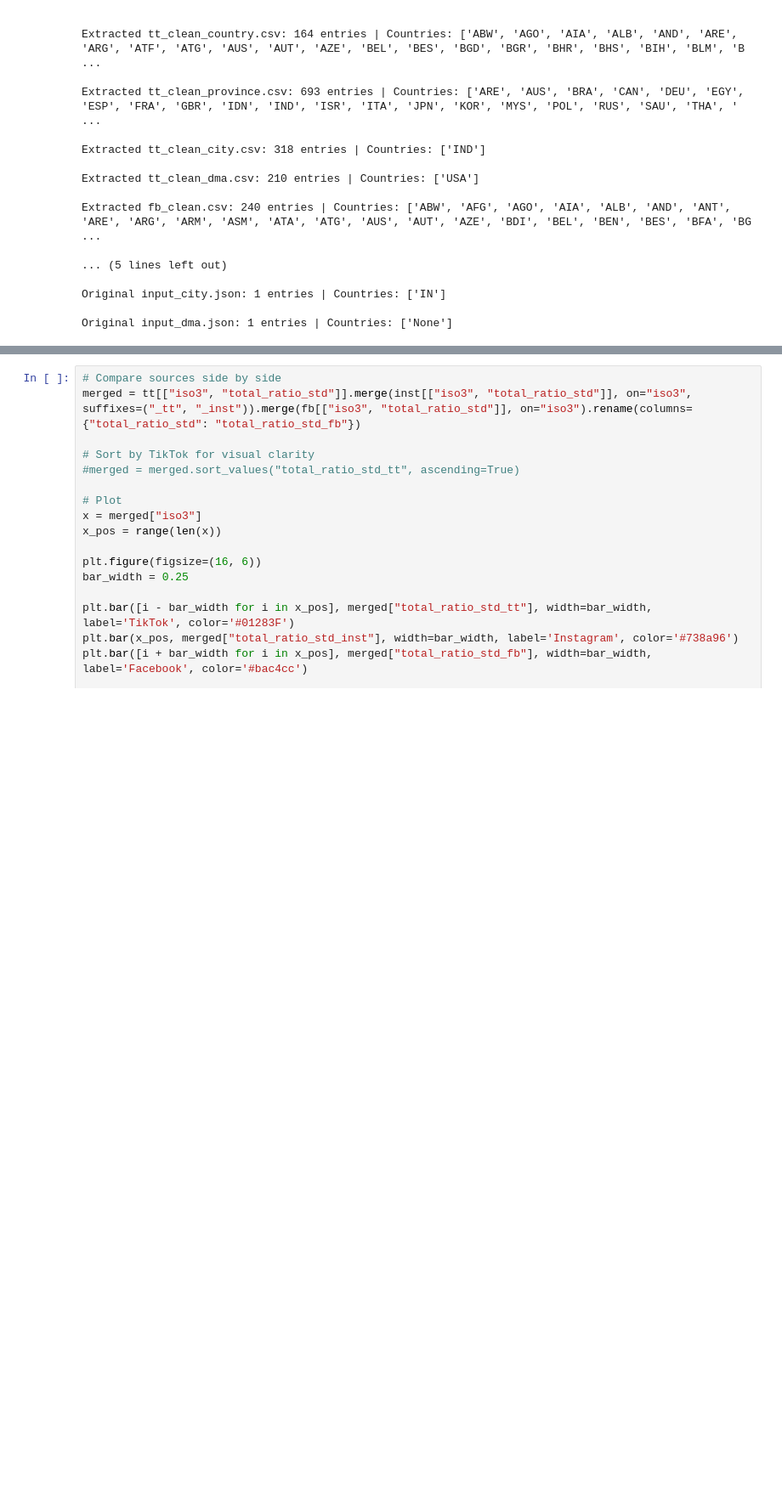
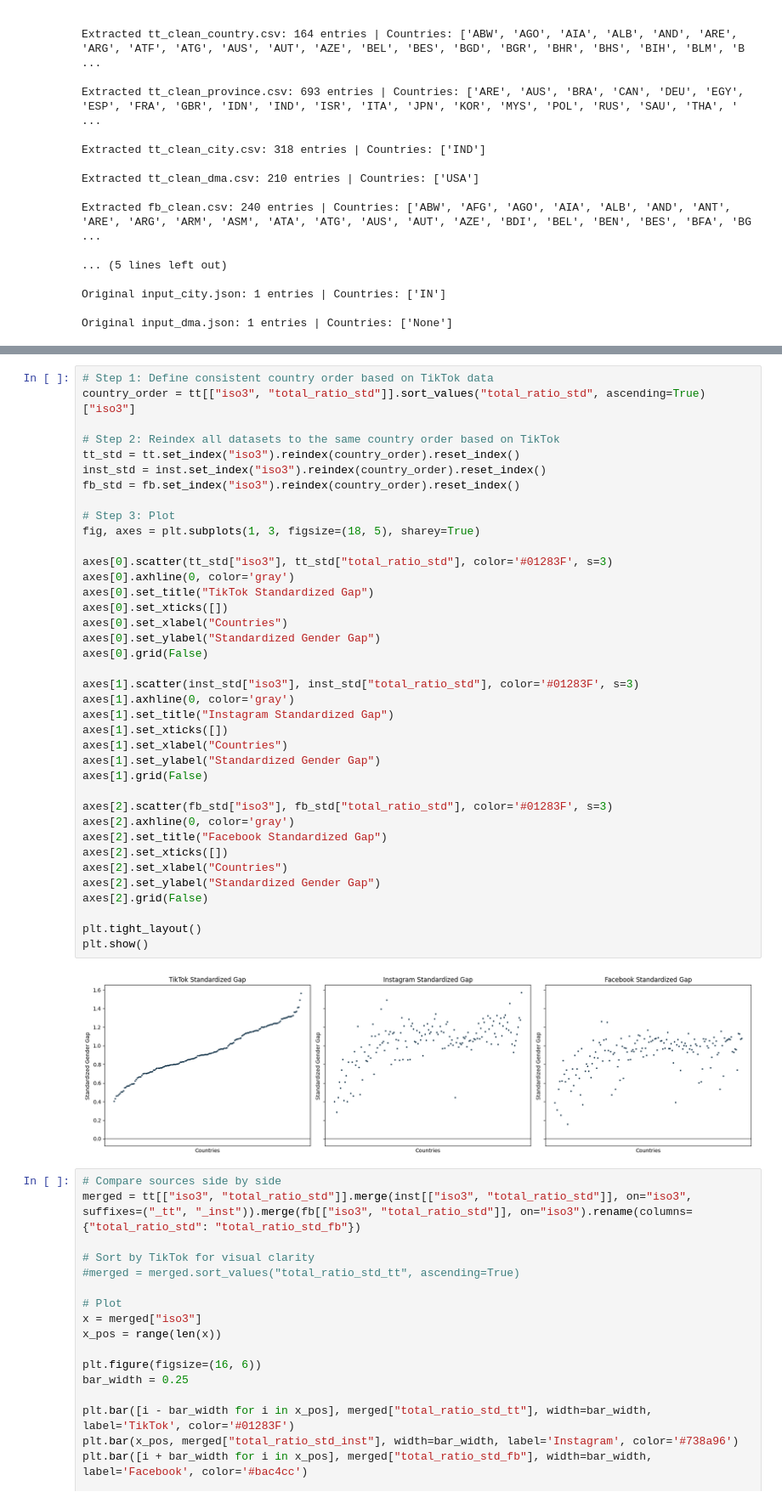
Before and after one commit to hschwed/PDSAI, a Jupyter notebook: src/analyze_data/descriptive_and_graphs.ipynb, the cells around one changed output, grey strips where cells are left out. Shown at 85% size. Drawn from its saved outputs; the diff is of its cells as text; blank space fills up the shorter version.

```diff
--- a/src/analyze_data/descriptive_and_graphs.ipynb
+++ b/src/analyze_data/descriptive_and_graphs.ipynb
@@ -229,3 +245,43 @@ plt.show()
+# %%
+# Step 1: Define consistent country order based on TikTok data
+country_order = tt[["iso3", "total_ratio_std"]].sort_values("total_ratio_std", ascending=True)["iso3"]
+
+# Step 2: Reindex all datasets to the same country order based on TikTok
+tt_std = tt.set_index("iso3").reindex(country_order).reset_index()
+inst_std = inst.set_index("iso3").reindex(country_order).reset_index()
+fb_std = fb.set_index("iso3").reindex(country_order).reset_index()
+
+# Step 3: Plot
+fig, axes = plt.subplots(1, 3, figsize=(18, 5), sharey=True)
+
+axes[0].scatter(tt_std["iso3"], tt_std["total_ratio_std"], color='#01283F', s=3)
+axes[0].axhline(0, color='gray')
+axes[0].set_title("TikTok Standardized Gap")
+axes[0].set_xticks([])
+axes[0].set_xlabel("Countries")
+axes[0].set_ylabel("Standardized Gender Gap")
+axes[0].grid(False)
+
+axes[1].scatter(inst_std["iso3"], inst_std["total_ratio_std"], color='#01283F', s=3)
+axes[1].axhline(0, color='gray')
+axes[1].set_title("Instagram Standardized Gap")
+axes[1].set_xticks([])
+axes[1].set_xlabel("Countries")
+axes[1].set_ylabel("Standardized Gender Gap")
+axes[1].grid(False)
+
+axes[2].scatter(fb_std["iso3"], fb_std["total_ratio_std"], color='#01283F', s=3)
+axes[2].axhline(0, color='gray')
+axes[2].set_title("Facebook Standardized Gap")
+axes[2].set_xticks([])
+axes[2].set_xlabel("Countries")
+axes[2].set_ylabel("Standardized Gender Gap")
+axes[2].grid(False)
+
+plt.tight_layout()
+plt.show()
+# %% [output]
+[figure, added]
 # %%
 # Compare sources side by side
 merged = tt[["iso3", "total_ratio_std"]].merge(inst[["iso3", "total_ratio_std"]], on="iso3", suffixes=("_tt", "_inst")).merge(fb[["iso3", "total_ratio_std"]], on="iso3").rename(columns={"total_ratio_std": "total_ratio_std_fb"})
```
Also changed, not shown: parts of 5 cells of this notebook, 1 other file.
